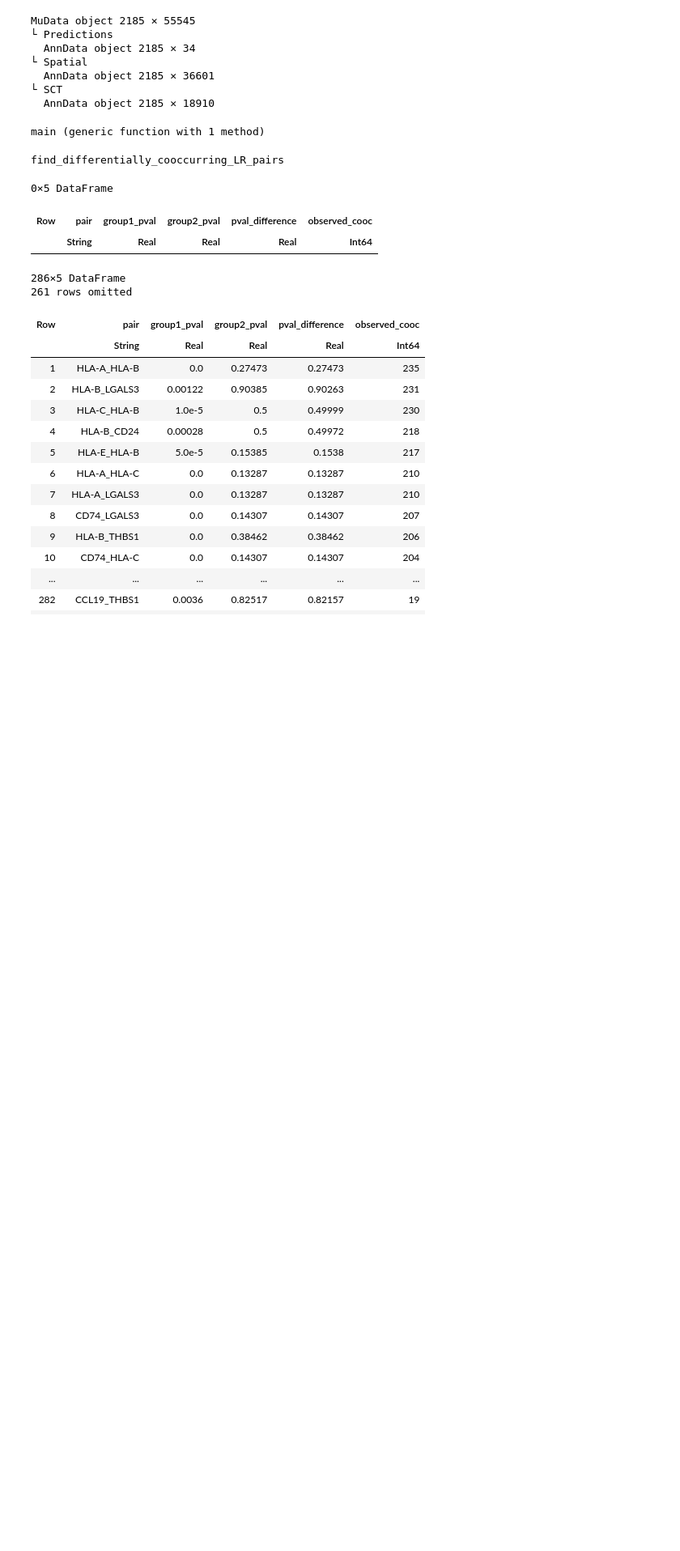
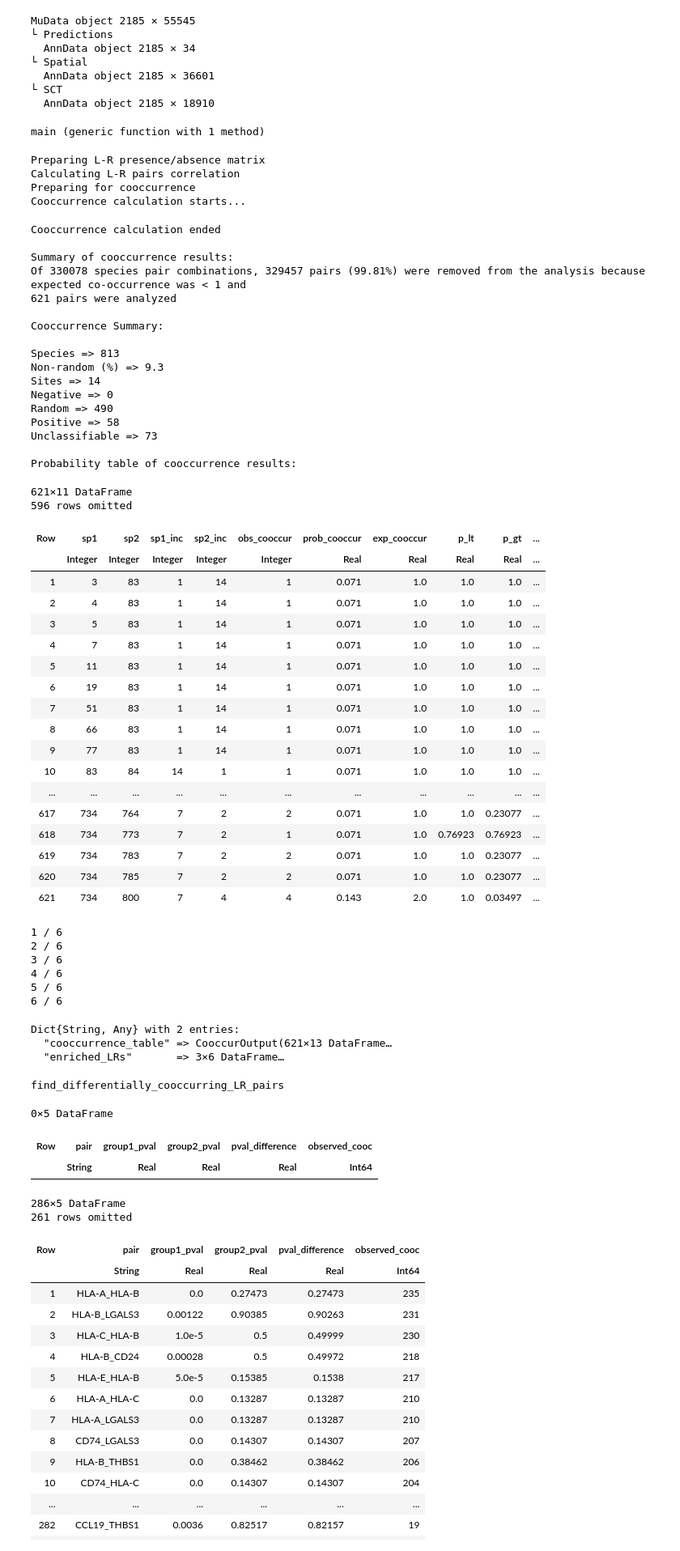
Before and after one commit to aadimator/ISCHIA.jl, a Jupyter notebook: notebooks/diff_lr.ipynb, the cells around one changed output. Shown at 81% size. Cells and saved outputs as stored; diff of their text form; code cells hidden in the pictures; blank space fills up the shorter version.

```diff
--- a/notebooks/diff_lr.ipynb
+++ b/notebooks/diff_lr.ipynb
@@ -53,7 +53,7 @@ function main(all_LR_network; COI=["CC4"], startindex = 1, endindex = 500)
     exp_th = 1
     corr_th = 0.2
 
-    out = enriched_LRs(spatial_object, COI, Condition, LR_list, LR_pairs, exp_th, corr_th)
+    out = find_enriched_LR_pairs(spatial_object, COI, Condition, LR_list, LR_pairs, exp_th, corr_th)
 
     return out
 end
@@ -61,9 +61,60 @@ end
 main (generic function with 1 method)
 # %%
 result_4 = main(all_LR_network, endindex=size(all_LR_network, 1));
-result_7 = main(all_LR_network, COI=["CC7"], endindex=size(all_LR_network, 1))
-df_4 = result_4["enriched_LRs"];
-df_7 = result_7["enriched_LRs"];
+# result_7 = main(all_LR_network, COI=["CC7"], endindex=size(all_LR_network, 1))
+# df_4 = result_4["enriched_LRs"];
+# df_7 = result_7["enriched_LRs"];
+# %% [output]
+Preparing L-R presence/absence matrix
+Calculating L-R pairs correlation
+Preparing for cooccurrence
+Cooccurrence calculation starts...
+Cooccurrence calculation ended
+
+Summary of cooccurrence results:
+Of 330078 species pair combinations, 329457 pairs (99.81%) were removed from the analysis because expected co-occurrence was < 1 and
+621 pairs were analyzed
+
+Cooccurrence Summary:
+
+Species => 813
+Non-random (%) => 9.3
+Sites => 14
+Negative => 0
+Random => 490
+Positive => 58
+Unclassifiable => 73
+
+Probability table of cooccurrence results:
+621×11 DataFrame
+596 rows omitted
+| Row | sp1 | sp2 | sp1_inc | sp2_inc | obs_cooccur | prob_cooccur | exp_cooccur | p_lt | p_gt | ... |
+|  | Integer | Integer | Integer | Integer | Integer | Real | Real | Real | Real | ... |
+| 1 | 3 | 83 | 1 | 14 | 1 | 0.071 | 1.0 | 1.0 | 1.0 | ... |
+| 2 | 4 | 83 | 1 | 14 | 1 | 0.071 | 1.0 | 1.0 | 1.0 | ... |
+| 3 | 5 | 83 | 1 | 14 | 1 | 0.071 | 1.0 | 1.0 | 1.0 | ... |
+| 4 | 7 | 83 | 1 | 14 | 1 | 0.071 | 1.0 | 1.0 | 1.0 | ... |
+| 5 | 11 | 83 | 1 | 14 | 1 | 0.071 | 1.0 | 1.0 | 1.0 | ... |
+| 6 | 19 | 83 | 1 | 14 | 1 | 0.071 | 1.0 | 1.0 | 1.0 | ... |
+| 7 | 51 | 83 | 1 | 14 | 1 | 0.071 | 1.0 | 1.0 | 1.0 | ... |
+| 8 | 66 | 83 | 1 | 14 | 1 | 0.071 | 1.0 | 1.0 | 1.0 | ... |
+| 9 | 77 | 83 | 1 | 14 | 1 | 0.071 | 1.0 | 1.0 | 1.0 | ... |
+| 10 | 83 | 84 | 14 | 1 | 1 | 0.071 | 1.0 | 1.0 | 1.0 | ... |
+| ... | ... | ... | ... | ... | ... | ... | ... | ... | ... | ... |
+| 617 | 734 | 764 | 7 | 2 | 2 | 0.071 | 1.0 | 1.0 | 0.23077 | ... |
+| 618 | 734 | 773 | 7 | 2 | 1 | 0.071 | 1.0 | 0.76923 | 0.76923 | ... |
+| 619 | 734 | 783 | 7 | 2 | 2 | 0.071 | 1.0 | 1.0 | 0.23077 | ... |
+| 620 | 734 | 785 | 7 | 2 | 2 | 0.071 | 1.0 | 1.0 | 0.23077 | ... |
+| 621 | 734 | 800 | 7 | 4 | 4 | 0.143 | 2.0 | 1.0 | 0.03497 | ... |
+1 / 6
+2 / 6
+3 / 6
+4 / 6
+5 / 6
+6 / 6
+Dict{String, Any} with 2 entries:
+  "cooccurrence_table" => CooccurOutput(621×13 DataFrame…
+  "enriched_LRs"       => 3×6 DataFrame…
 # %%
 """
 Find LR (Ligand Receptor) pairs that are significantly co-occurring in one group and not in the other group.
```
Also changed, not shown: 2 other files.
